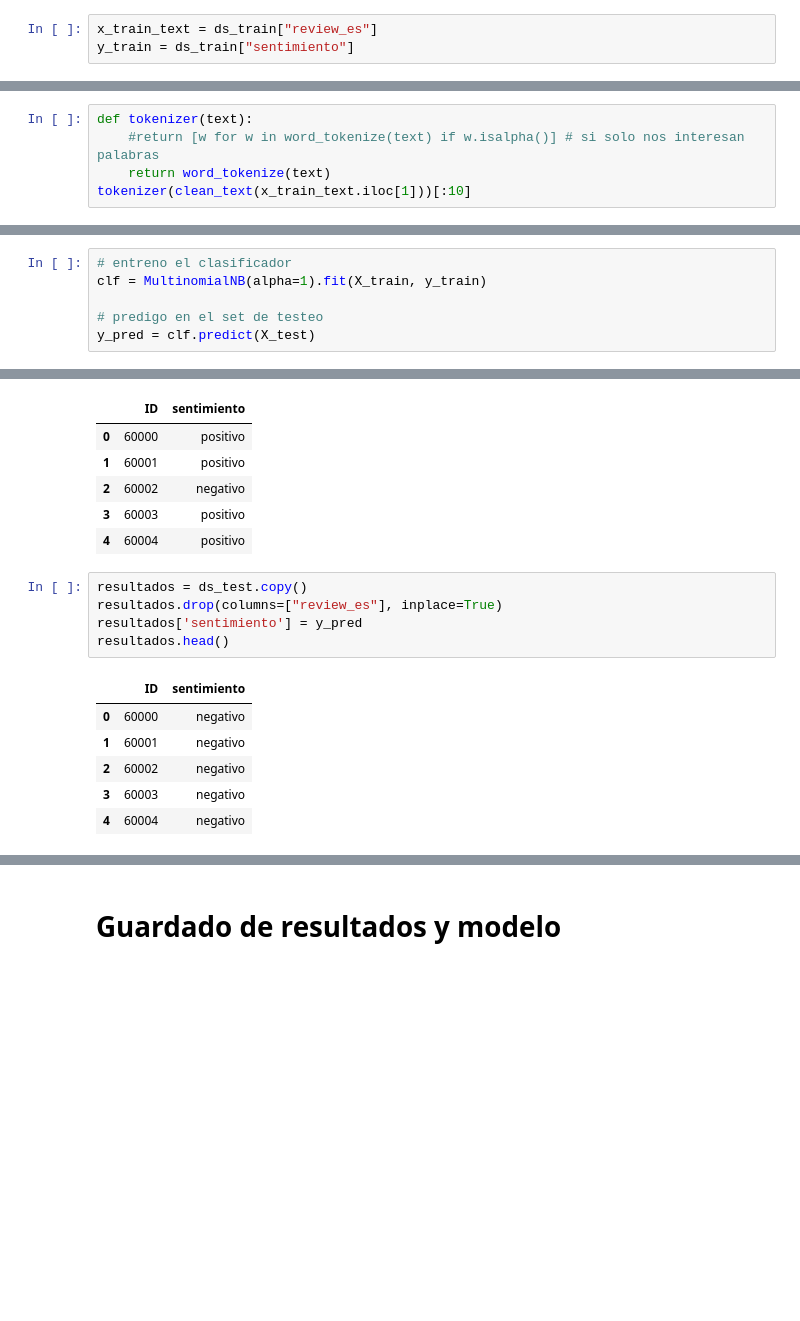
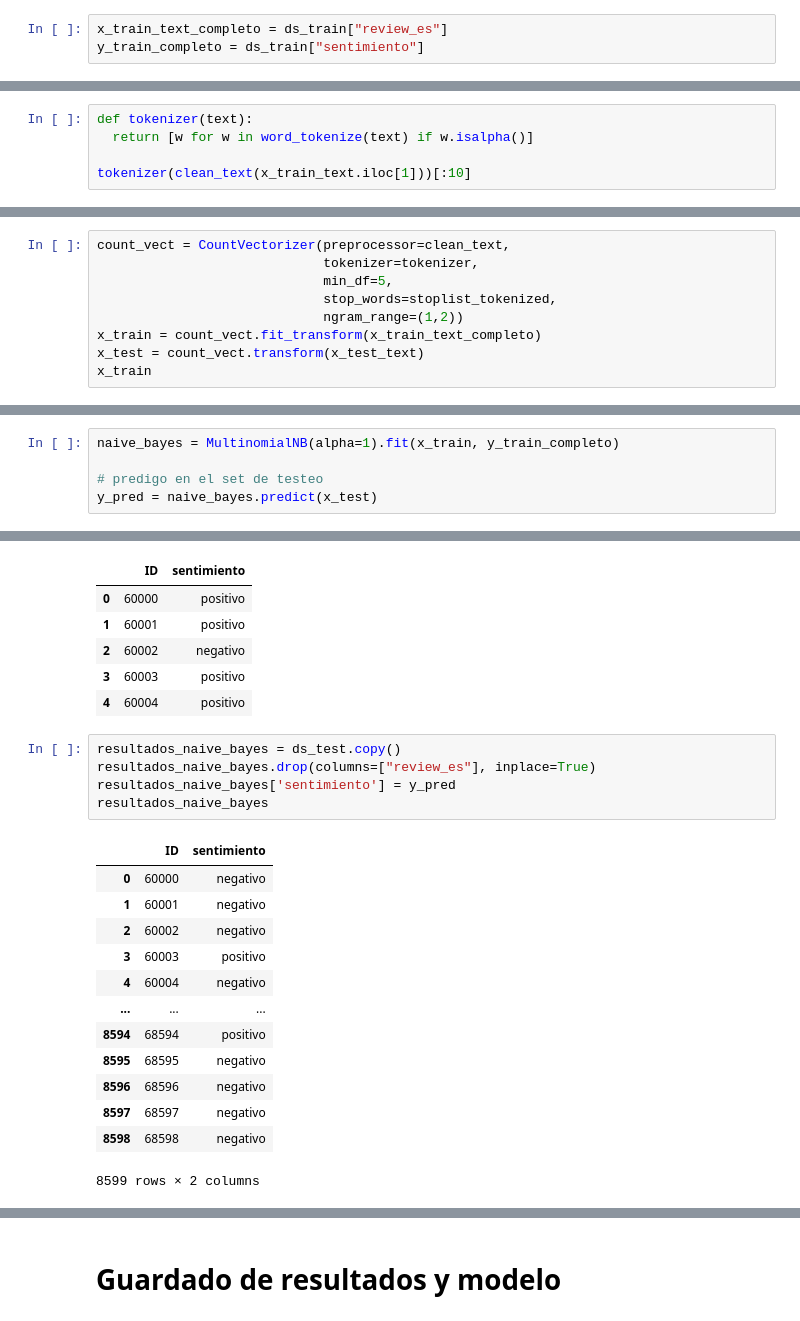
Before and after one commit to kikiymini/7506R-1C2024-GRUPO02, a Jupyter notebook: TP2/7506R_TP2_GRUPO2_CHP1_ENTREGA_N1.ipynb, the cells around one changed output, grey strips where cells are left out. Saved outputs shown, nothing was run; the diff lists cells and outputs as text; blank space fills up the shorter version.

```diff
--- a/TP2/7506R_TP2_GRUPO2_CHP1_ENTREGA_N1.ipynb
+++ b/TP2/7506R_TP2_GRUPO2_CHP1_ENTREGA_N1.ipynb
@@ -89,8 +113,8 @@ Dividimos el dataset de train en x_train e y_train (la primera tendra el texto y
 
 Adicionalmente no incluiremos la columna ID ya que no es necesaria para nuestro proposito de entrenamiento.
 # %%
-x_train_text = ds_train["review_es"]
-y_train = ds_train["sentimiento"]
+x_train_text_completo = ds_train["review_es"]
+y_train_completo = ds_train["sentimiento"]
 # %%
 ds_test
 # %% [output]
@@ -118,7 +157,7 @@ def clean_text(text):
   return text.strip()
 # %%
 def tokenizer(text):
-    #return [w for w in word_tokenize(text) if w.isalpha()] # si solo nos interesan palabras
-    return word_tokenize(text)
+  return [w for w in word_tokenize(text) if w.isalpha()]
+
 tokenizer(clean_text(x_train_text.iloc[1]))[:10]
 # %% [output]
@@ -189,0 +557,9 @@ array([0.8275768 , 0.83218872, 0.82135312, 0.84332887, 0.83459037,
+# %%
+count_vect = CountVectorizer(preprocessor=clean_text,
+                             tokenizer=tokenizer,
+                             min_df=5,
+                             stop_words=stoplist_tokenized,
+                             ngram_range=(1,2))
+x_train = count_vect.fit_transform(x_train_text_completo)
+x_test = count_vect.transform(x_test_text)
+x_train
@@ -190,9 +569,8 @@ array([0.8275768 , 0.83218872, 0.82135312, 0.84332887, 0.83459037,
 # %%
-# entreno el clasificador
-clf = MultinomialNB(alpha=1).fit(X_train, y_train)
+naive_bayes = MultinomialNB(alpha=1).fit(x_train, y_train_completo)
 
 # predigo en el set de testeo
-y_pred = clf.predict(X_test)
+y_pred = naive_bayes.predict(x_test)
 # %% [markdown]
 El formato esperado para el resultado es
 # %%
@@ -205,15 +583,22 @@ sample.head()
 | 3 | 60003 | positivo |
 | 4 | 60004 | positivo |
 # %%
-resultados = ds_test.copy()
-resultados.drop(columns=["review_es"], inplace=True)
-resultados['sentimiento'] = y_pred
-resultados.head()
+resultados_naive_bayes = ds_test.copy()
+resultados_naive_bayes.drop(columns=["review_es"], inplace=True)
+resultados_naive_bayes['sentimiento'] = y_pred
+resultados_naive_bayes
 # %% [output]
 |  | ID | sentimiento |
 | 0 | 60000 | negativo |
 | 1 | 60001 | negativo |
 | 2 | 60002 | negativo |
-| 3 | 60003 | negativo |
+| 3 | 60003 | positivo |
 | 4 | 60004 | negativo |
+| ... | ... | ... |
+| 8594 | 68594 | positivo |
+| 8595 | 68595 | negativo |
+| 8596 | 68596 | negativo |
+| 8597 | 68597 | negativo |
+| 8598 | 68598 | negativo |
+8599 rows × 2 columns
 # %%
```
Also changed, not shown: parts of 57 cells of this notebook.
